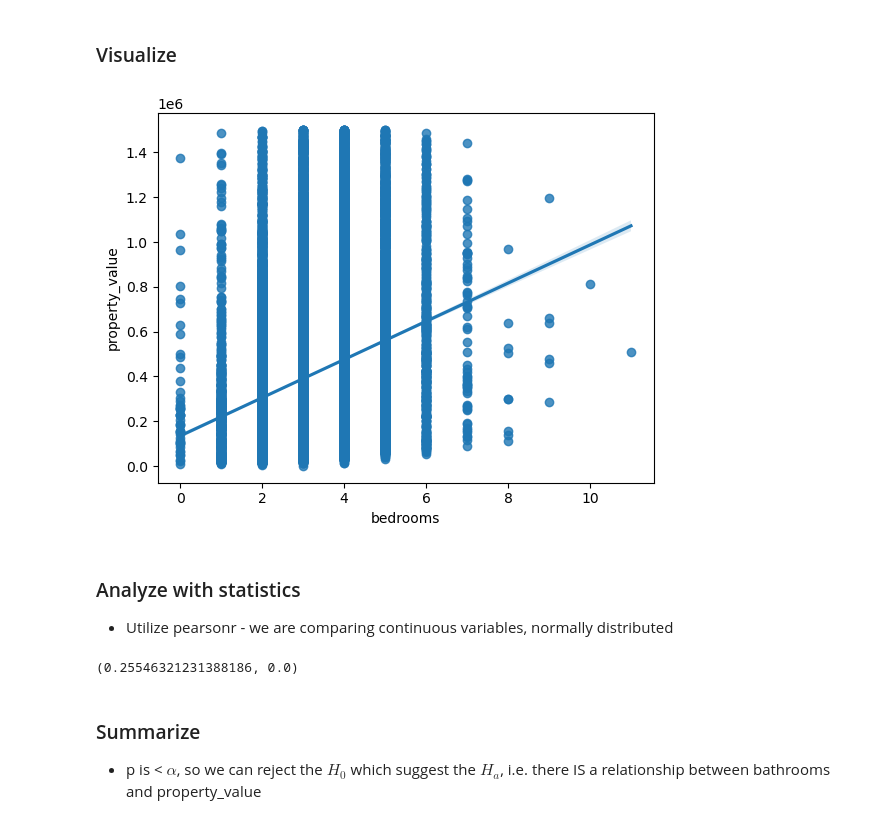
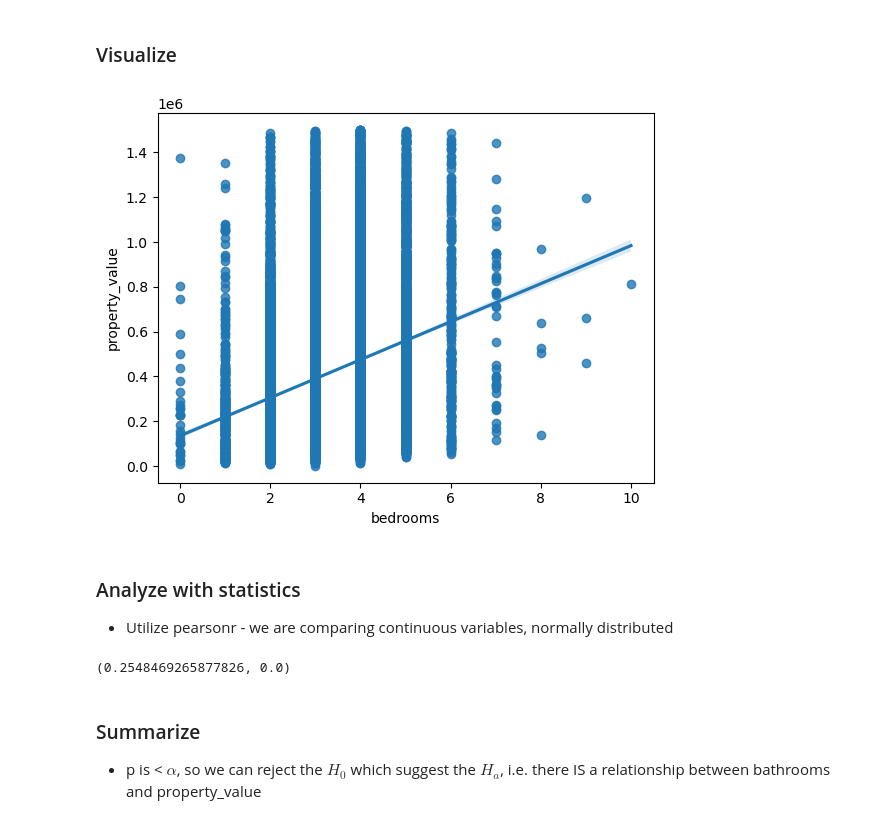
Before and after one commit to corey-hermesch/zillow-project, a Jupyter notebook: explore_notebook.ipynb, the cells around one changed output. Drawn from its saved outputs; the diff is of its cells as text; code cells hidden in the pictures.

```diff
--- a/explore_notebook.ipynb
+++ b/explore_notebook.ipynb
@@ -157,18 +157,18 @@ t, p
 # %% [markdown]
 ### Visualize
 # %%
-sns.regplot(data=df, x='bedrooms', y='property_value')
+sns.regplot(data=train, x='bedrooms', y='property_value')
 plt.show()
 # %% [output]
-[figure, old version]
+[figure, new version]
 # %% [markdown]
 ### Analyze with statistics
 - Utilize pearsonr - we are comparing continuous variables, normally distributed
 # %%
-t, p = pearsonr(df.bedrooms, df.property_value)
+t, p = pearsonr(train.bedrooms, train.property_value)
 t, p
 # %% [output]
-(0.25546321231388186, 0.0)
+(0.2548469265877826, 0.0)
 # %% [markdown]
 ### Summarize
 - p is < $\alpha$, so we can reject the $H_0$ which suggest the $H_a$, i.e. there IS a relationship between bathrooms and property_value
```
Also changed, not shown: parts of 8 cells of this notebook, 4 other files.
